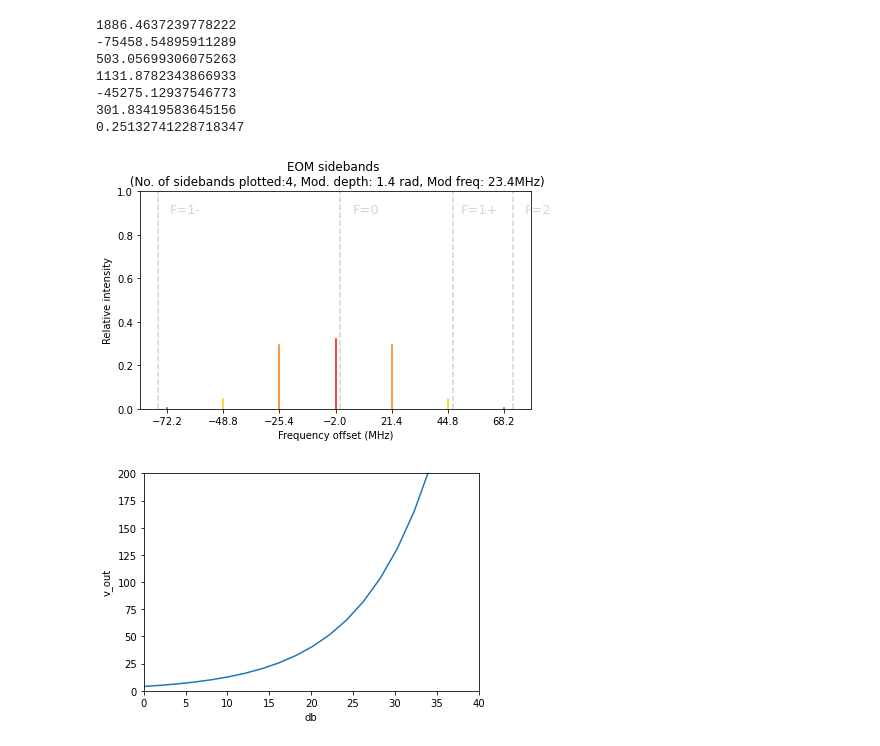
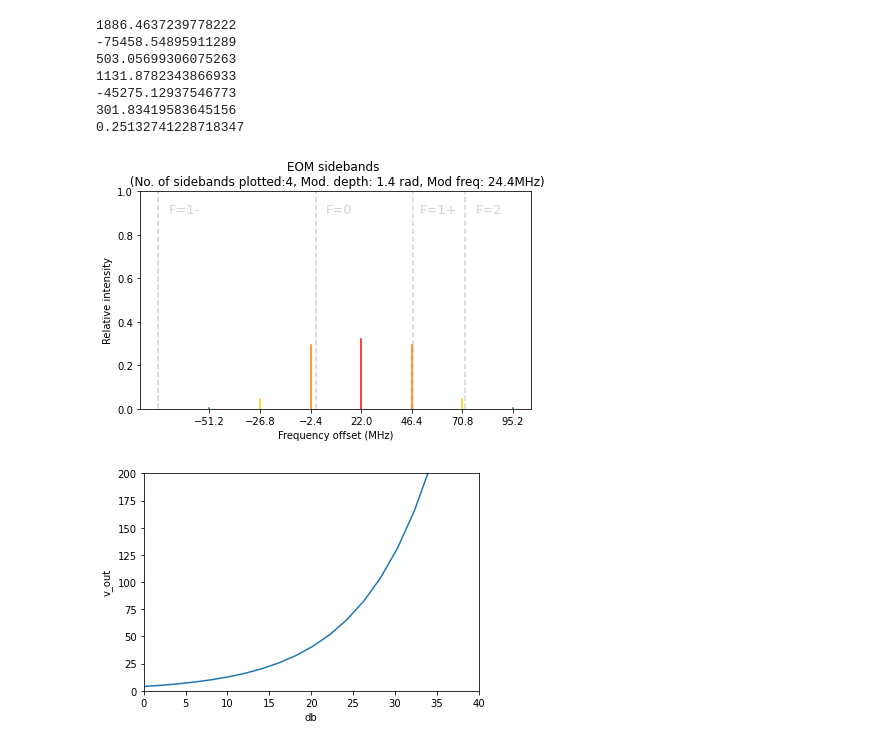
Before and after one commit to ArchieB151/EOM, a Jupyter notebook: Legacy/EOM_spec_test.ipynb, the cells around one changed output. Cells and saved outputs as stored; diff of their text form; code cells hidden in the pictures.

```diff
--- a/Legacy/EOM_spec_test.ipynb
+++ b/Legacy/EOM_spec_test.ipynb
@@ -185,35 +185,35 @@ for i in range(len(moddepth)):
     data3.append(np.abs(scipy.special.jv(3, moddepth[i]))**2)
     data4.append(np.abs(scipy.special.jv(4, moddepth[i]))**2)
 
 # fig = plt.figure(figsize=(7,4))
 # ax = fig.add_subplot()
 # ax.plot(moddepth, data, color='#ff0800', label='carrier')
 # ax.plot(moddepth, data1, color='#ff7700', label='Sideband 1')
 # ax.plot(moddepth, data2, color='#ffcc00', label='Sideband 2')
 # ax.plot(moddepth, data3, color='#009900', label='Sideband 3')
 # ax.plot(moddepth, data4, color='#0066cc', label='Sideband 4')
 # ax.legend()
 
 # ax.set_title(f'EOM sideband behaviour with modulation depth')
 # ax.set_xlabel('Modulation depth (rad)')
 # ax.set_ylabel('Relative intensity')
 # ax.axvline(3.9, ymin=0, ymax=1, color='k', linestyle='--')
 
 V_pi = 25
 V_m = 2
 mod_depth= np.pi*V_m/V_pi
 print(mod_depth)
-PlotEOMsidebands2(4, 1.4, -2, 23.4
+PlotEOMsidebands2(4, 1.4, 22, 24.4
 )
 # %% [output]
 1886.4637239778222
 -75458.54895911289
 503.05699306075263
 1131.8782343866933
 -45275.12937546773
 301.83419583645156
 0.25132741228718347
-[figure, old version]
+[figure, new version]
 # %%
 import numpy as np
 import matplotlib.pyplot as plt
```
Also changed, not shown: 10 other files.
